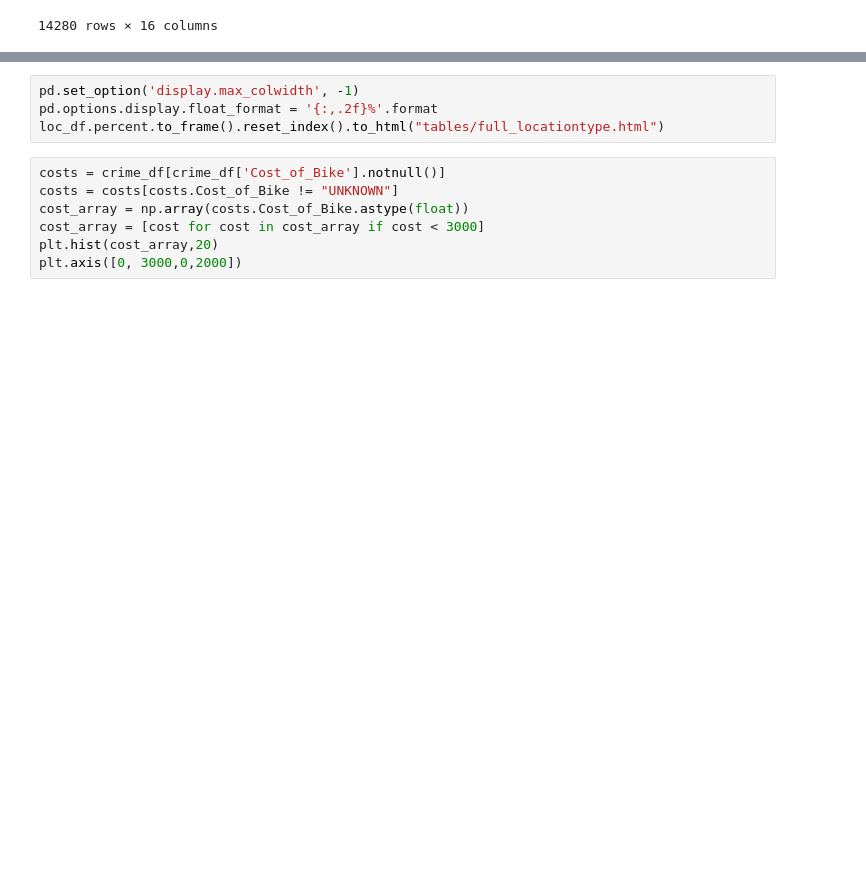
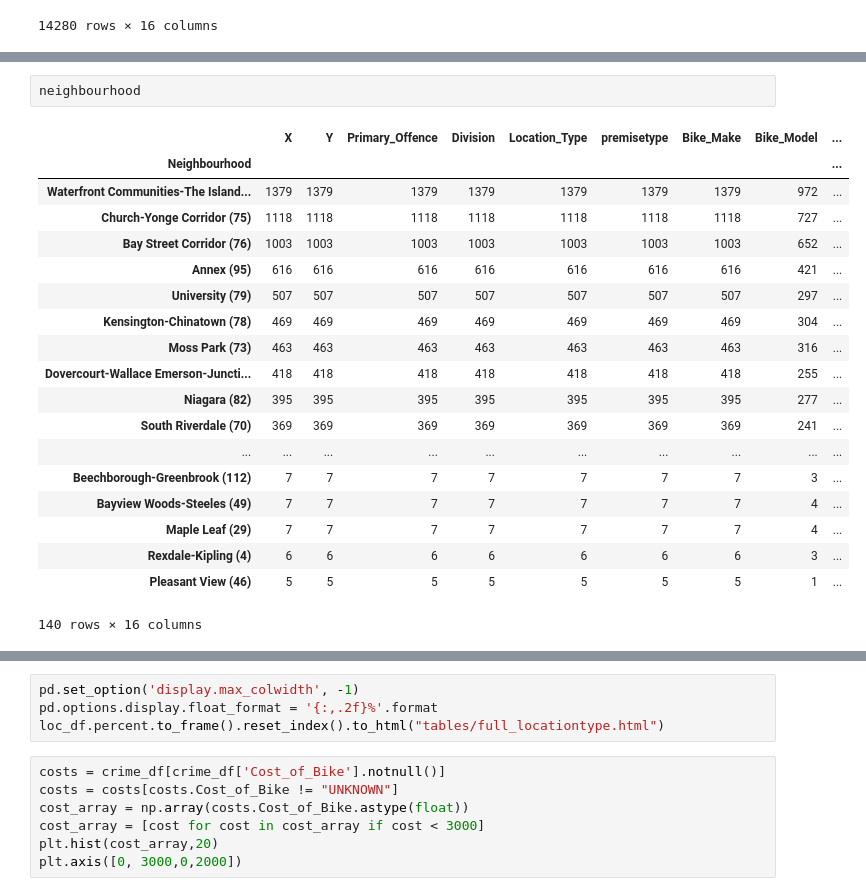
Before and after one commit to simonwongwong/TorontoBicycleCrimes, a Jupyter notebook: Toronto Bicycle Crimes.ipynb, the cells around one changed output, grey strips where cells are left out. Drawn from its saved outputs; the diff is of its cells as text; blank space fills up the shorter version.

```diff
--- a/Toronto Bicycle Crimes.ipynb
+++ b/Toronto Bicycle Crimes.ipynb
@@ -189,0 +207,22 @@ See the caveats in the documentation: http://pandas.pydata.org/pandas-docs/stabl
+# %%
+neighbourhood
+# %% [output]
+|  | X | Y | Primary_Offence | Division | Location_Type | premisetype | Bike_Make | Bike_Model | ... |
+| Neighbourhood |  |  |  |  |  |  |  |  | ... |
+| Waterfront Communities-The Island... | 1379 | 1379 | 1379 | 1379 | 1379 | 1379 | 1379 | 972 | ... |
+| Church-Yonge Corridor (75) | 1118 | 1118 | 1118 | 1118 | 1118 | 1118 | 1118 | 727 | ... |
+| Bay Street Corridor (76) | 1003 | 1003 | 1003 | 1003 | 1003 | 1003 | 1003 | 652 | ... |
+| Annex (95) | 616 | 616 | 616 | 616 | 616 | 616 | 616 | 421 | ... |
+| University (79) | 507 | 507 | 507 | 507 | 507 | 507 | 507 | 297 | ... |
+| Kensington-Chinatown (78) | 469 | 469 | 469 | 469 | 469 | 469 | 469 | 304 | ... |
+| Moss Park (73) | 463 | 463 | 463 | 463 | 463 | 463 | 463 | 316 | ... |
+| Dovercourt-Wallace Emerson-Juncti... | 418 | 418 | 418 | 418 | 418 | 418 | 418 | 255 | ... |
+| Niagara (82) | 395 | 395 | 395 | 395 | 395 | 395 | 395 | 277 | ... |
+| South Riverdale (70) | 369 | 369 | 369 | 369 | 369 | 369 | 369 | 241 | ... |
+| ... | ... | ... | ... | ... | ... | ... | ... | ... | ... |
+| Beechborough-Greenbrook (112) | 7 | 7 | 7 | 7 | 7 | 7 | 7 | 3 | ... |
+| Bayview Woods-Steeles (49) | 7 | 7 | 7 | 7 | 7 | 7 | 7 | 4 | ... |
+| Maple Leaf (29) | 7 | 7 | 7 | 7 | 7 | 7 | 7 | 4 | ... |
+| Rexdale-Kipling (4) | 6 | 6 | 6 | 6 | 6 | 6 | 6 | 3 | ... |
+| Pleasant View (46) | 5 | 5 | 5 | 5 | 5 | 5 | 5 | 1 | ... |
+140 rows × 16 columns
```
Also changed, not shown: parts of 11 cells of this notebook, 11 other files.
